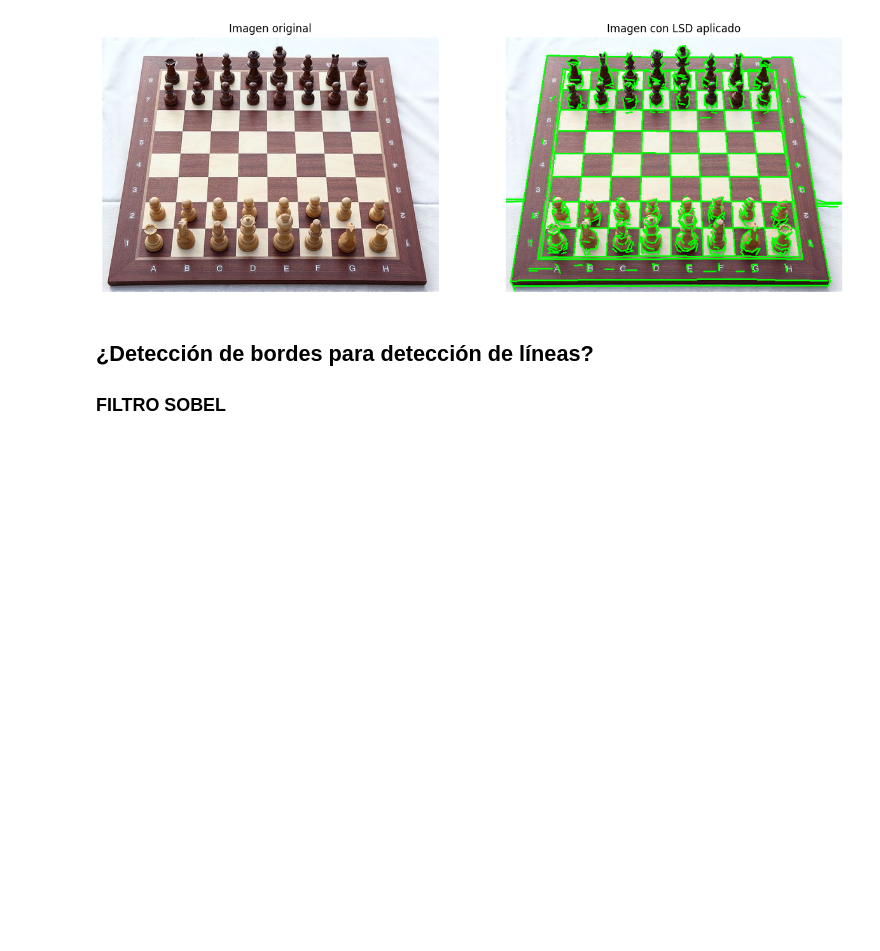
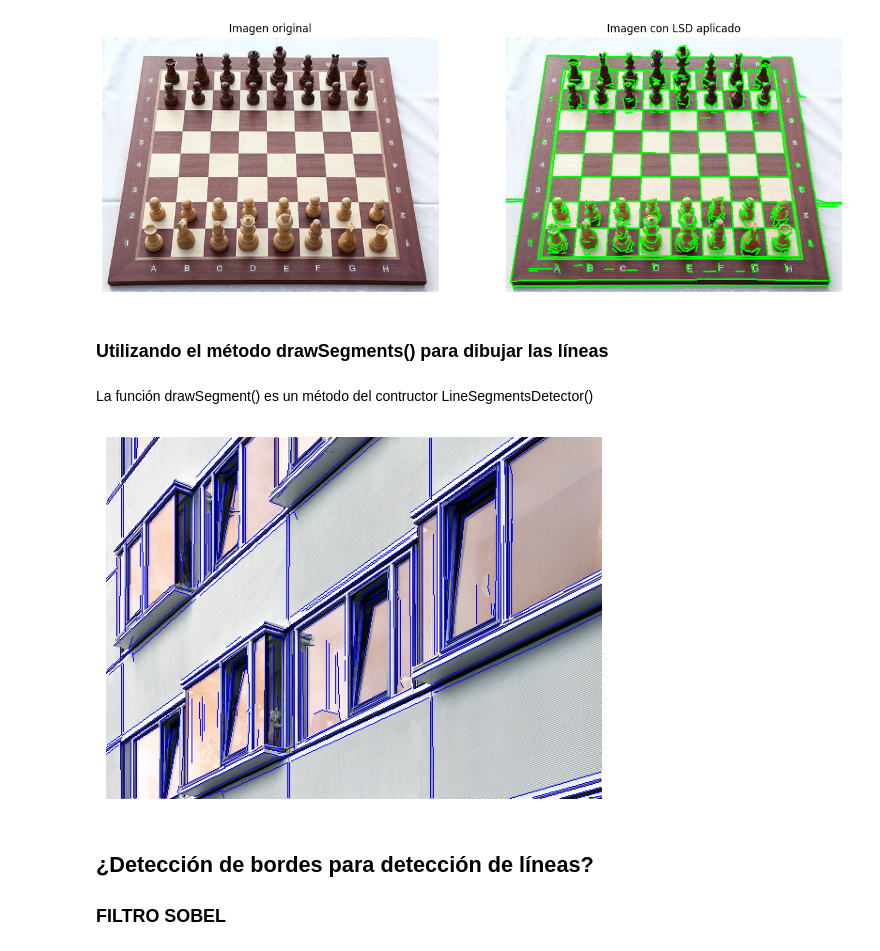
Before and after one commit to PedroAMtz/Verano_VisionComputacional, a Jupyter notebook: Clase_5_Deteccion_de_lineas/Deteccion_de_lineas.ipynb, the cells around one changed output. Drawn from its saved outputs; the diff is of its cells as text; code cells hidden in the pictures; blank space fills up the shorter version.

Commit message:
added drawSegments function

```diff
--- a/Clase_5_Deteccion_de_lineas/Deteccion_de_lineas.ipynb
+++ b/Clase_5_Deteccion_de_lineas/Deteccion_de_lineas.ipynb
@@ -104,6 +104,24 @@ imagen_tablero = detectar_lineas("tablero.jpg")
 mostrar_imagenes(imagen_prueba_1, imagen_tablero)
 # %% [output]
 [figure]
+# %% [markdown]
+### Utilizando el método drawSegments() para dibujar las líneas
+# %% [markdown]
+La función drawSegment() es un método del contructor LineSegmentsDetector()
+# %%
+imagen = cv2.imread("edificio.jpg")
+imagen_color = cv2.cvtColor(imagen, cv2.COLOR_BGR2RGB)
+gray = cv2.cvtColor(imagen, cv2.COLOR_BGR2GRAY)
+
+lsd = cv2.createLineSegmentDetector()
+lineas, _, _, _ = lsd.detect(gray)
+
+img_segmentos = lsd.drawSegments(imagen, lineas)
+
+plt.imshow(img_segmentos)
+plt.axis("off");
+# %% [output]
+[figure, added]
 # %% [markdown]
 ## ¿Detección de bordes para detección de líneas?
 ### FILTRO SOBEL
```
